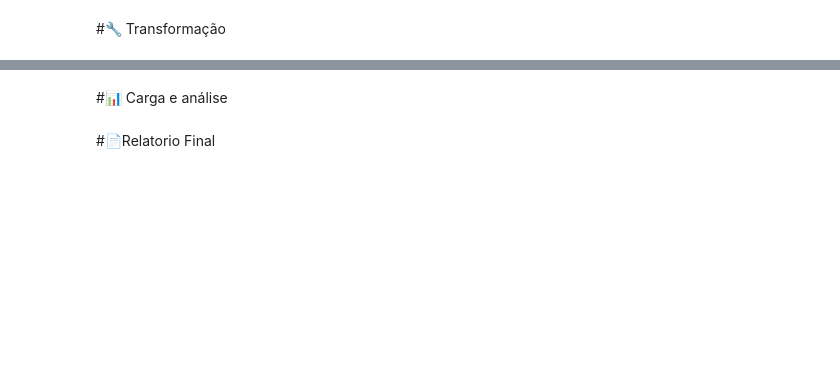
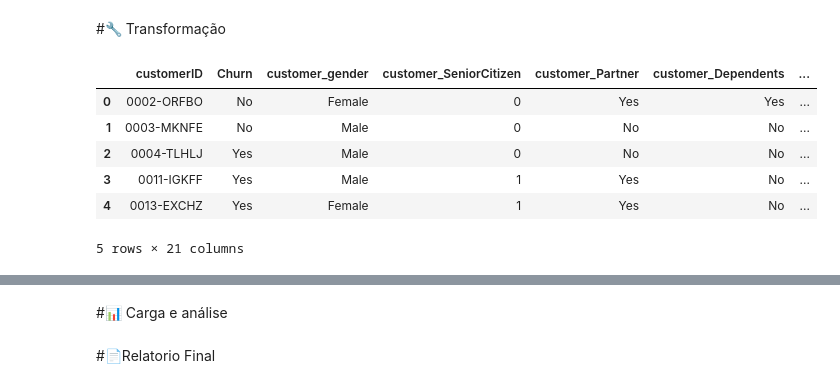
Before and after one commit to JessePMelo/Challenge-telecom-x, a Jupyter notebook: TelecomX_BR.ipynb, the cells around one changed output, grey strips where cells are left out. Cells and saved outputs as stored; diff of their text form; code cells hidden in the pictures; blank space fills up the shorter version.

```diff
--- a/TelecomX_BR.ipynb
+++ b/TelecomX_BR.ipynb
@@ -2,3 +2,9 @@
 <a href="https://colab.research.google.com/github/JessePMelo/Challenge-telecom-x/blob/main/TelecomX_BR.ipynb" target="_parent"><img src="https://colab.research.google.com/assets/colab-badge.svg" alt="Open In Colab"/></a>
 # %% [markdown]
 #📌 Extracão
+# %%
+url = 'https://raw.githubusercontent.com/ingridcristh/challenge2-data-science/refs/heads/main/TelecomX_Data.json'
+# %%
+import pandas as pd
+import ast
+df = pd.read_json(url)
@@ -5,2 +64,20 @@
 # %% [markdown]
 #🔧 Transformação
+# %%
+df_normalizado = pd.concat([
+    df[['customerID', 'Churn']],
+    pd.json_normalize(df['customer']).add_prefix('customer_'),
+    pd.json_normalize(df['phone']).add_prefix('phone_'),
+    pd.json_normalize(df['internet']).add_prefix('internet_'),
+    pd.json_normalize(df['account']).add_prefix('account_')
+], axis=1)
+# %%
+df_normalizado.head(5)
+# %% [output]
+|  | customerID | Churn | customer_gender | customer_SeniorCitizen | customer_Partner | customer_Dependents | ... |
+| 0 | 0002-ORFBO | No | Female | 0 | Yes | Yes | ... |
+| 1 | 0003-MKNFE | No | Male | 0 | No | No | ... |
+| 2 | 0004-TLHLJ | Yes | Male | 0 | No | No | ... |
+| 3 | 0011-IGKFF | Yes | Male | 1 | Yes | No | ... |
+| 4 | 0013-EXCHZ | Yes | Female | 1 | Yes | No | ... |
+5 rows × 21 columns
```
Also changed, not shown: parts of 9 cells of this notebook.
